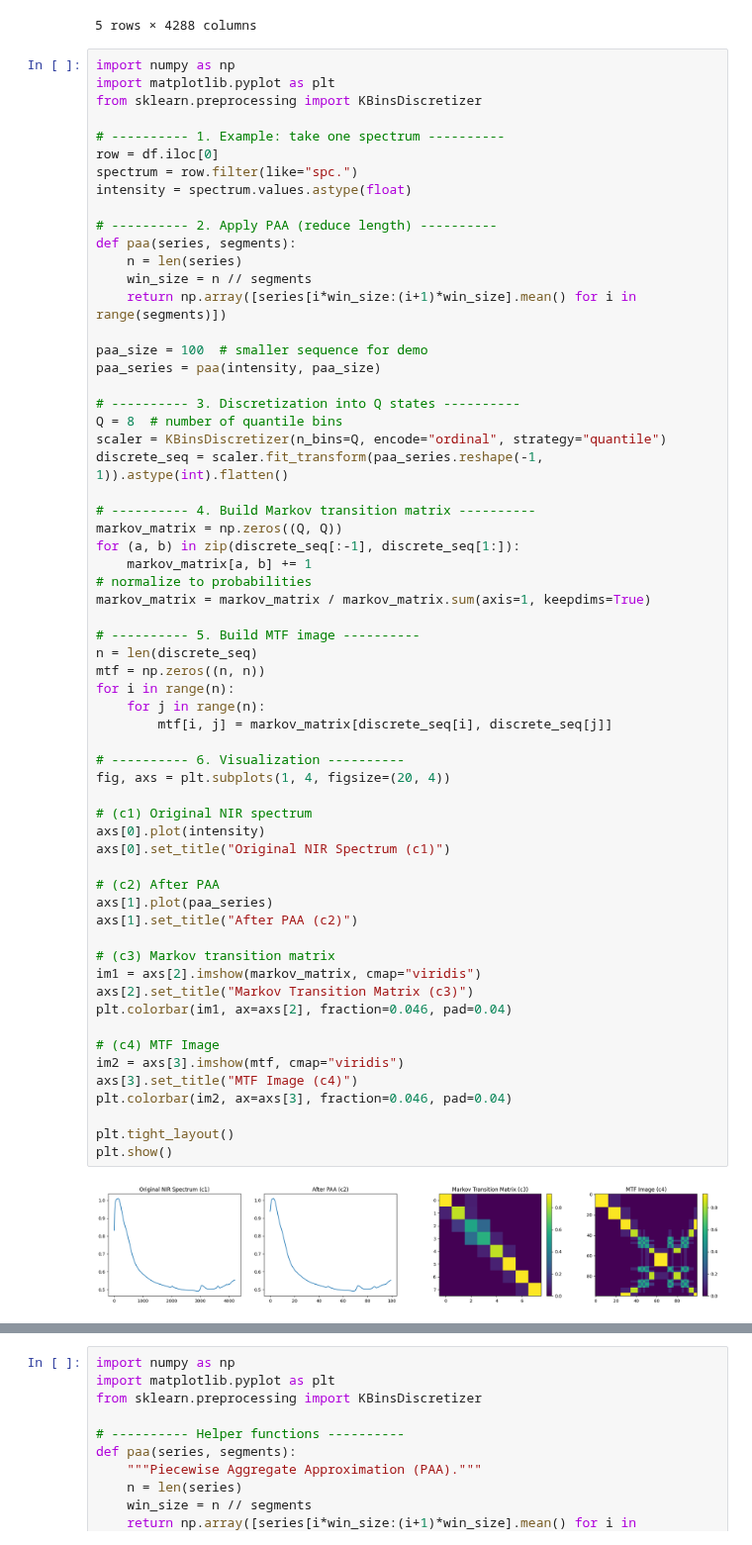
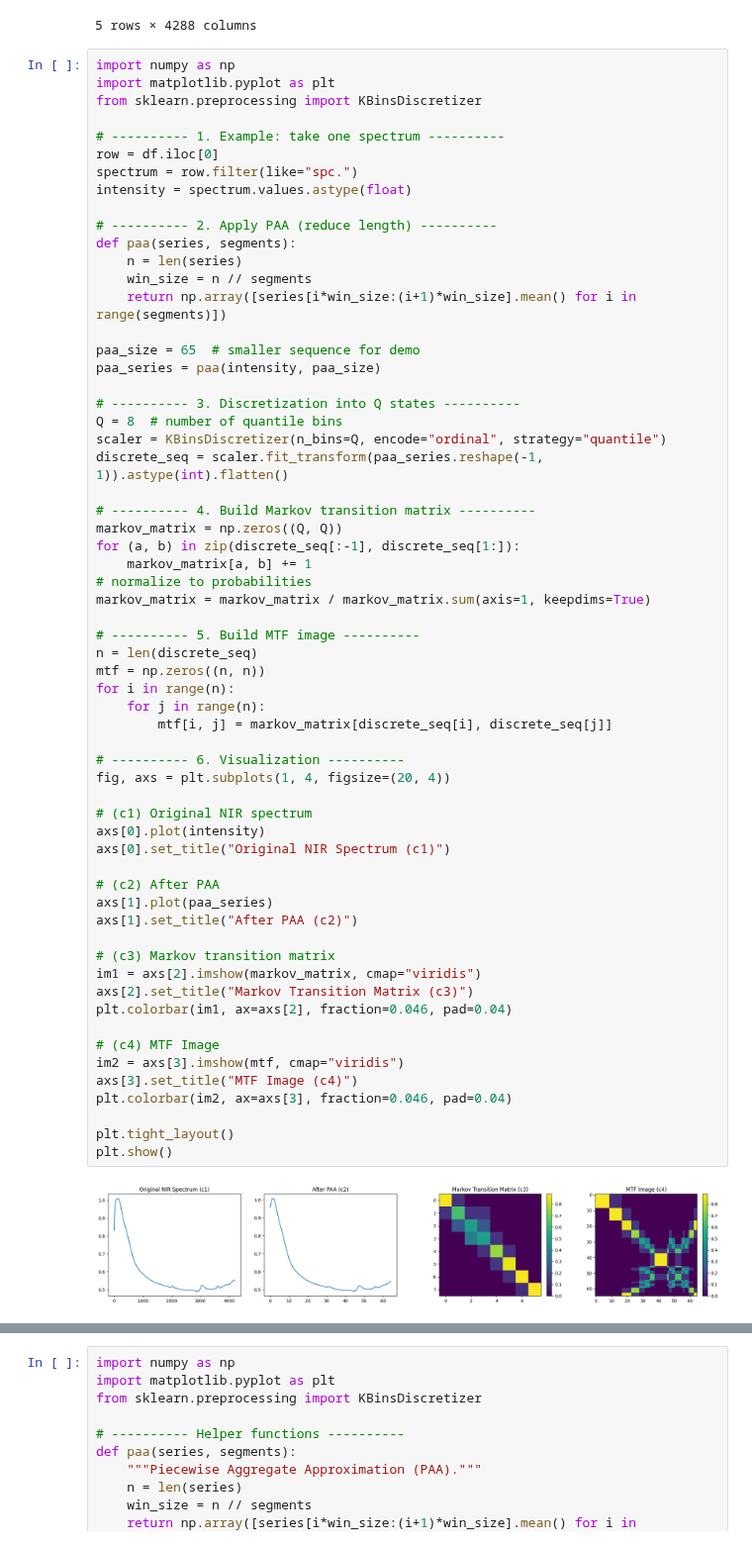
Before and after one commit to Raoina/Spectra-2-Image, a Jupyter notebook: notebooks/Image_Transformation/03_MTF_Transformation.ipynb, the cells around one changed output, grey strips where cells are left out. Shown at 99% size. Saved outputs shown, nothing was run; the diff lists cells and outputs as text.

```diff
--- a/notebooks/Image_Transformation/03_MTF_Transformation.ipynb
+++ b/notebooks/Image_Transformation/03_MTF_Transformation.ipynb
@@ -37,7 +37,7 @@ def paa(series, segments):
     win_size = n // segments
     return np.array([series[i*win_size:(i+1)*win_size].mean() for i in range(segments)])
 
-paa_size = 100  # smaller sequence for demo
+paa_size = 65  # smaller sequence for demo
 paa_series = paa(intensity, paa_size)
 
 # ---------- 3. Discretization into Q states ----------
@@ -56,31 +56,31 @@ markov_matrix = markov_matrix / markov_matrix.sum(axis=1, keepdims=True)
 n = len(discrete_seq)
 mtf = np.zeros((n, n))
 for i in range(n):
     for j in range(n):
         mtf[i, j] = markov_matrix[discrete_seq[i], discrete_seq[j]]
 
 # ---------- 6. Visualization ----------
 fig, axs = plt.subplots(1, 4, figsize=(20, 4))
 
 # (c1) Original NIR spectrum
 axs[0].plot(intensity)
 axs[0].set_title("Original NIR Spectrum (c1)")
 
 # (c2) After PAA
 axs[1].plot(paa_series)
 axs[1].set_title("After PAA (c2)")
 
 # (c3) Markov transition matrix
 im1 = axs[2].imshow(markov_matrix, cmap="viridis")
 axs[2].set_title("Markov Transition Matrix (c3)")
 plt.colorbar(im1, ax=axs[2], fraction=0.046, pad=0.04)
 
 # (c4) MTF Image
 im2 = axs[3].imshow(mtf, cmap="viridis")
 axs[3].set_title("MTF Image (c4)")
 plt.colorbar(im2, ax=axs[3], fraction=0.046, pad=0.04)
 
 plt.tight_layout()
 plt.show()
 # %% [output]
-[figure, old version]
+[figure, new version]
```
Also changed, not shown: parts of 2 cells of this notebook.
